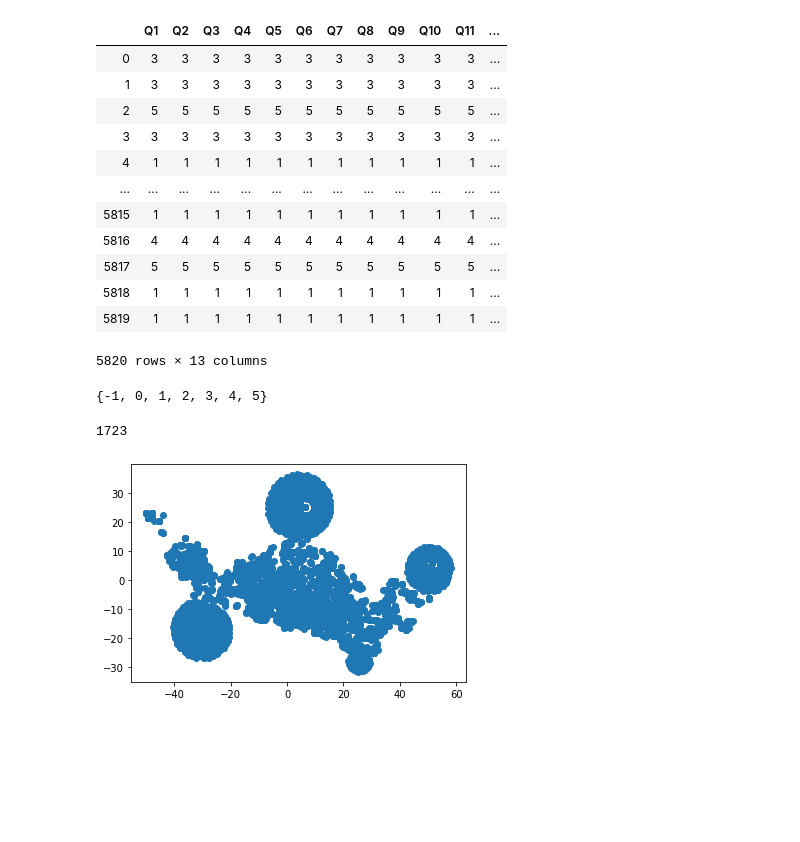
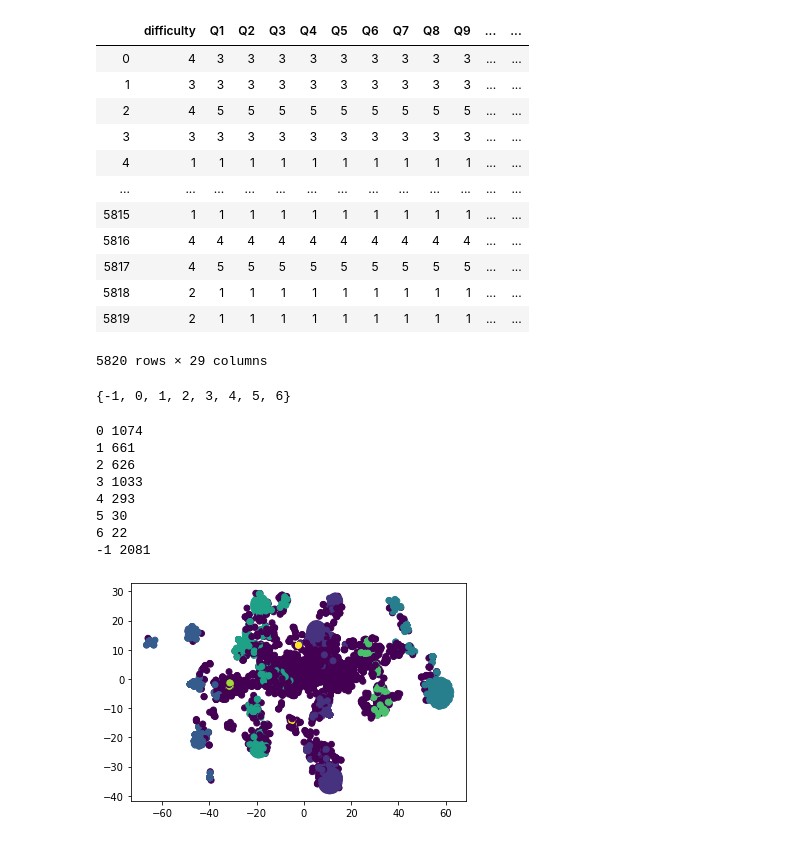
Before and after one commit to Arsener/DataminingHomework, a Jupyter notebook: cluster/dbscan_lesson.ipynb, the cells around one changed output. Drawn from its saved outputs; the diff is of its cells as text; code cells hidden in the pictures; blank space fills up the shorter version.

```diff
--- a/cluster/dbscan_lesson.ipynb
+++ b/cluster/dbscan_lesson.ipynb
@@ -8,34 +8,42 @@ from sklearn.cluster import DBSCAN
 from mpl_toolkits.mplot3d import Axes3D
 # %%
 data = pd.read_csv(os.path.join('data','data.csv'))
-data = data[['Q' + str(i) for i in range(1, 14)]]
+data = data[['difficulty'] + ['Q' + str(i) for i in range(1, 29)]]
 data
 # %% [output]
-|  | Q1 | Q2 | Q3 | Q4 | Q5 | Q6 | Q7 | Q8 | Q9 | Q10 | Q11 | ... |
-| 0 | 3 | 3 | 3 | 3 | 3 | 3 | 3 | 3 | 3 | 3 | 3 | ... |
-| 1 | 3 | 3 | 3 | 3 | 3 | 3 | 3 | 3 | 3 | 3 | 3 | ... |
-| 2 | 5 | 5 | 5 | 5 | 5 | 5 | 5 | 5 | 5 | 5 | 5 | ... |
-| 3 | 3 | 3 | 3 | 3 | 3 | 3 | 3 | 3 | 3 | 3 | 3 | ... |
-| 4 | 1 | 1 | 1 | 1 | 1 | 1 | 1 | 1 | 1 | 1 | 1 | ... |
+|  | difficulty | Q1 | Q2 | Q3 | Q4 | Q5 | Q6 | Q7 | Q8 | Q9 | ... | ... |
+| 0 | 4 | 3 | 3 | 3 | 3 | 3 | 3 | 3 | 3 | 3 | ... | ... |
+| 1 | 3 | 3 | 3 | 3 | 3 | 3 | 3 | 3 | 3 | 3 | ... | ... |
+| 2 | 4 | 5 | 5 | 5 | 5 | 5 | 5 | 5 | 5 | 5 | ... | ... |
+| 3 | 3 | 3 | 3 | 3 | 3 | 3 | 3 | 3 | 3 | 3 | ... | ... |
+| 4 | 1 | 1 | 1 | 1 | 1 | 1 | 1 | 1 | 1 | 1 | ... | ... |
 | ... | ... | ... | ... | ... | ... | ... | ... | ... | ... | ... | ... | ... |
-| 5815 | 1 | 1 | 1 | 1 | 1 | 1 | 1 | 1 | 1 | 1 | 1 | ... |
-| 5816 | 4 | 4 | 4 | 4 | 4 | 4 | 4 | 4 | 4 | 4 | 4 | ... |
-| 5817 | 5 | 5 | 5 | 5 | 5 | 5 | 5 | 5 | 5 | 5 | 5 | ... |
-| 5818 | 1 | 1 | 1 | 1 | 1 | 1 | 1 | 1 | 1 | 1 | 1 | ... |
-| 5819 | 1 | 1 | 1 | 1 | 1 | 1 | 1 | 1 | 1 | 1 | 1 | ... |
+| 5815 | 1 | 1 | 1 | 1 | 1 | 1 | 1 | 1 | 1 | 1 | ... | ... |
+| 5816 | 4 | 4 | 4 | 4 | 4 | 4 | 4 | 4 | 4 | 4 | ... | ... |
+| 5817 | 4 | 5 | 5 | 5 | 5 | 5 | 5 | 5 | 5 | 5 | ... | ... |
+| 5818 | 2 | 1 | 1 | 1 | 1 | 1 | 1 | 1 | 1 | 1 | ... | ... |
+| 5819 | 2 | 1 | 1 | 1 | 1 | 1 | 1 | 1 | 1 | 1 | ... | ... |
-5820 rows × 13 columns
+5820 rows × 29 columns
 # %%
 from sklearn.cluster import DBSCAN
-y_pred = DBSCAN(eps=0.5, min_samples=10).fit_predict(data)
+y_pred = DBSCAN(eps=2, min_samples=10).fit_predict(data)
 # %%
 set(list(y_pred))
 # %% [output]
-{-1, 0, 1, 2, 3, 4, 5}
+{-1, 0, 1, 2, 3, 4, 5, 6}
 # %%
 import numpy as np
-len(np.argwhere(y_pred==-1))
+for i in set(list(y_pred)):
+    print(i, len(np.argwhere(y_pred==i)))
 # %% [output]
-1723
+0 1074
+1 661
+2 626
+3 1033
+4 293
+5 30
+6 22
+-1 2081
 # %%
 tsne_2=TSNE(n_components=2, metric='euclidean', init='pca')
 X_tnse_2d = tsne_2.fit_transform(data)
@@ -52,7 +60,7 @@ X_tnse_2d = tsne_2.fit_transform(data)
 # X_tnse_2d_1 = X_tnse_2d[_1]
 # X_tnse_2d_2 = X_tnse_2d[_2]
 # %%
-plt.scatter(X_tnse_2d[:, 0], X_tnse_2d[:, 1])
+plt.scatter(X_tnse_2d[:, 0], X_tnse_2d[:, 1], c=y_pred)
 plt.show()
 # %% [output]
-[figure, old version]
+[figure, new version]
```
Also changed, not shown: 10 other files.
